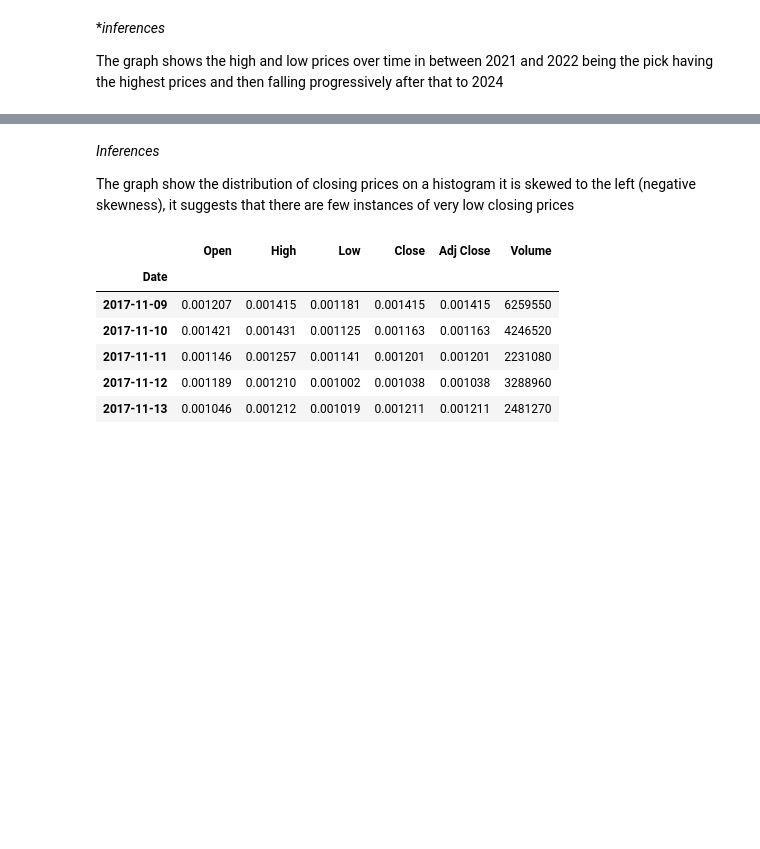
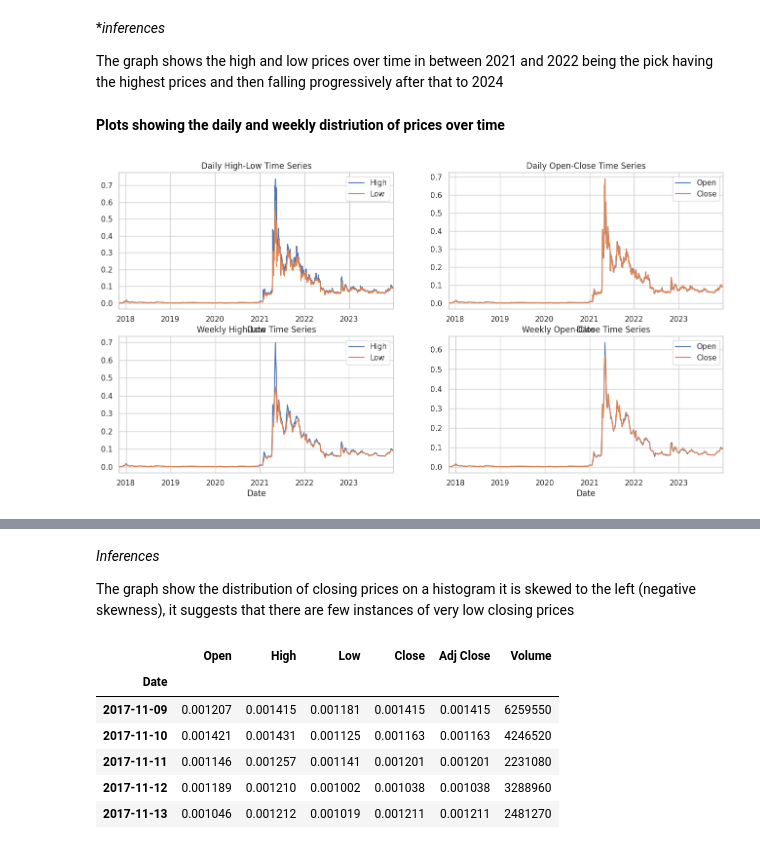
Before and after one commit to paulmachau/Dogecion-Historical-Prices, a Jupyter notebook: Dogecoin_price_prediction_LSTM.ipynb, the cells around one changed output, grey strips where cells are left out. Saved outputs shown, nothing was run; the diff lists cells and outputs as text; code cells hidden in the pictures; blank space fills up the shorter version.

```diff
--- a/Dogecoin_price_prediction_LSTM.ipynb
+++ b/Dogecoin_price_prediction_LSTM.ipynb
@@ -216,3 +216,26 @@ plt.show()
 **inferences*
 
 The graph shows the high and low prices over time in between 2021 and 2022 being the pick having the highest prices and then falling progressively after that to 2024
+# %% [markdown]
+**Plots showing the daily and weekly distriution of prices over time**
+# %%
+ #Create subplots for different graphs
+fig, axes = plt.subplots(nrows=2, ncols=2, figsize=(16, 8))
+
+# Daily High-Low Time Series Plot
+dogecoin_data[['High', 'Low']].plot(ax=axes[0, 0], title='Daily High-Low Time Series')
+
+# Daily Open-Close Time Series Plot
+dogecoin_data[['Open', 'Close']].plot(ax=axes[0, 1], title='Daily Open-Close Time Series')
+
+# Weekly High-Low Time Series Plot
+weekly_data = dogecoin_data.resample('W').last()
+weekly_data[['High', 'Low']].plot(ax=axes[1, 0], title='Weekly High-Low Time Series')
+
+# Weekly Open-Close Time Series Plot
+weekly_data[['Open', 'Close']].plot(ax=axes[1, 1], title='Weekly Open-Close Time Series')
+
+# Adjust layout
+plt.show()
+# %% [output]
+[figure, added]
```
Also changed, not shown: parts of 14 cells of this notebook.
